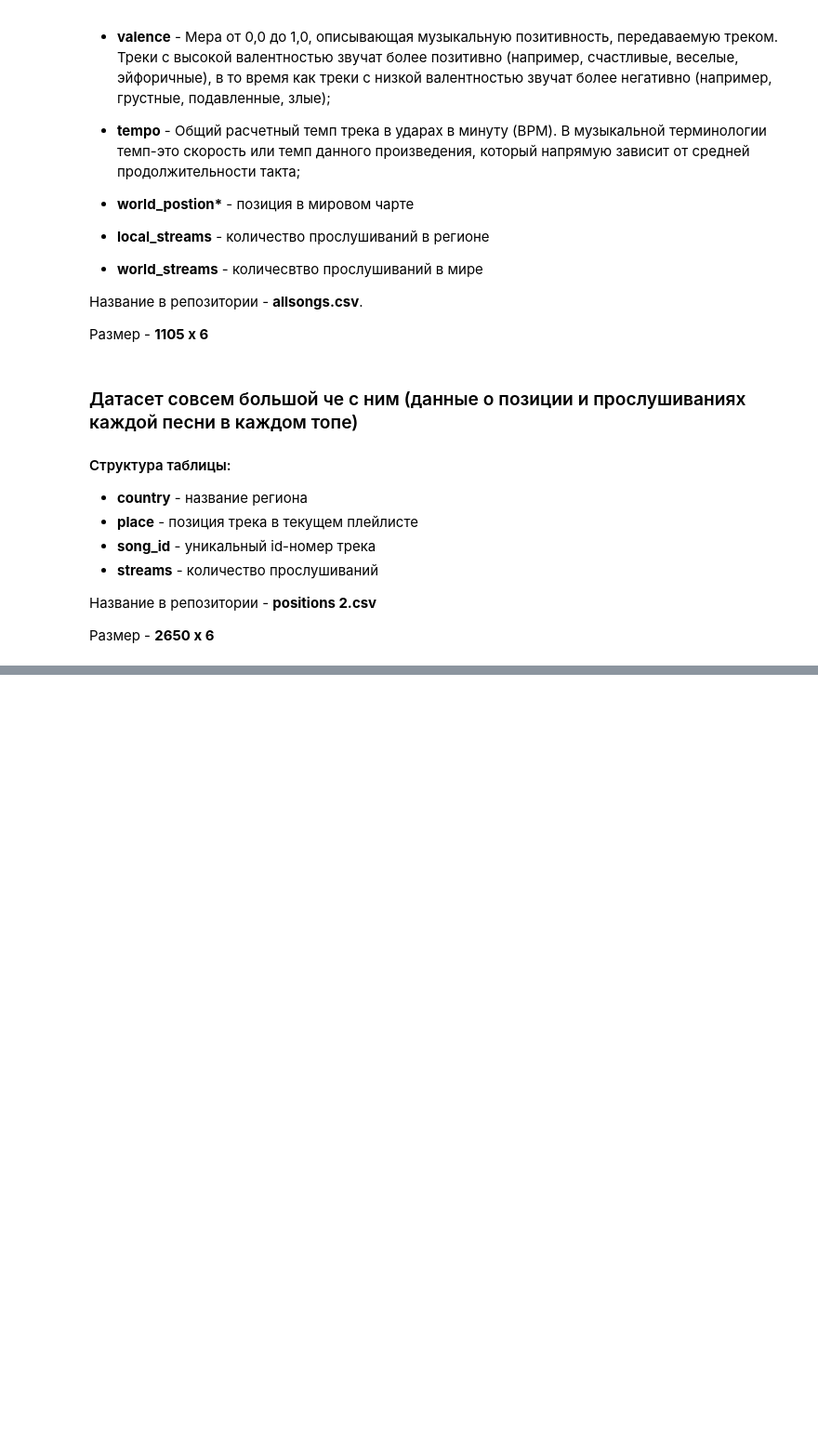
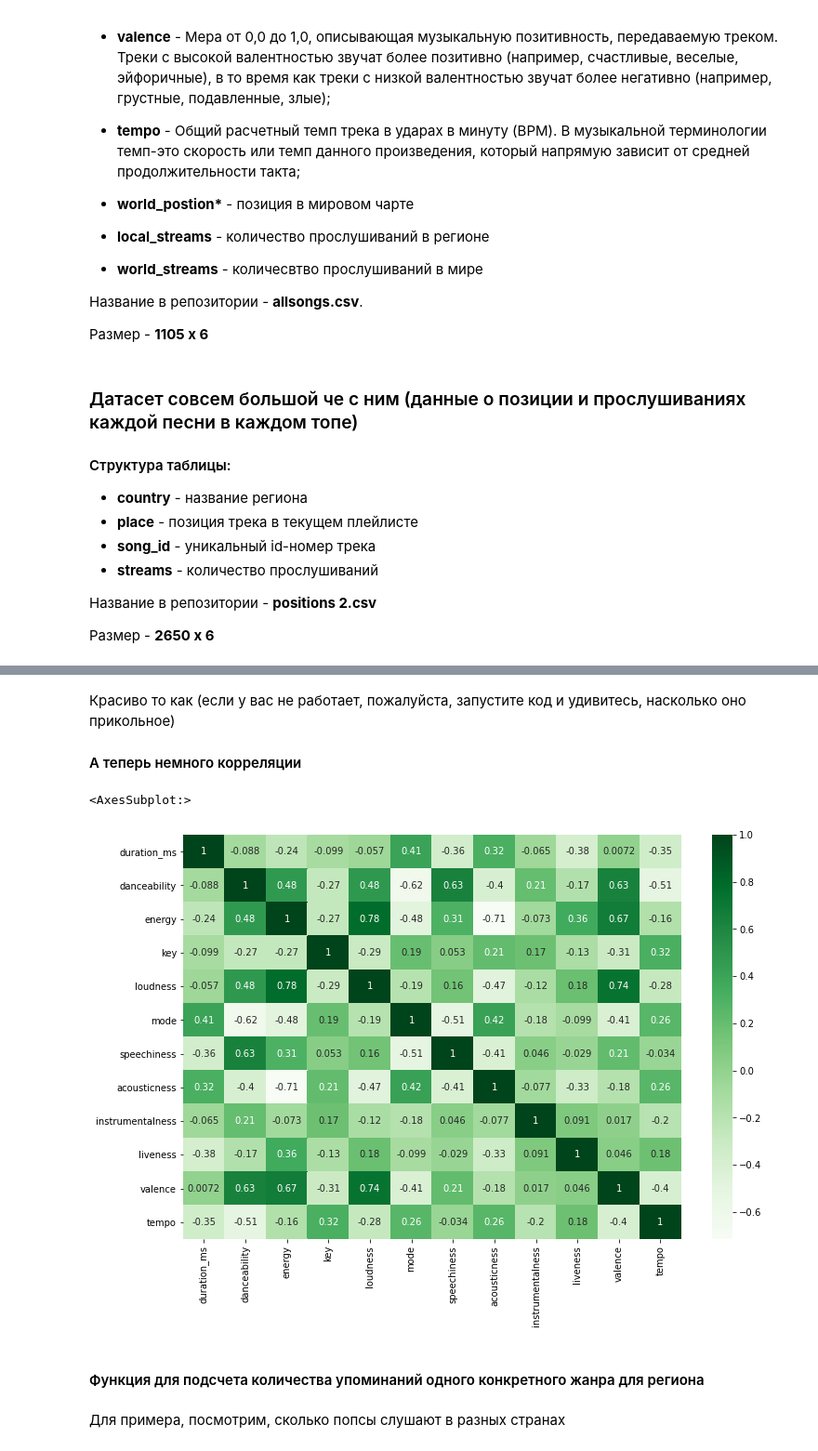
Before and after one commit to pypsen/Spotipy, a Jupyter notebook: Project_0_1__1.ipynb, the cells around one changed output, grey strips where cells are left out. Shown at 93% size. Saved outputs shown, nothing was run; the diff lists cells and outputs as text; code cells hidden in the pictures; blank space fills up the shorter version.

```diff
--- a/Project_0_1__1.ipynb
+++ b/Project_0_1__1.ipynb
@@ -443,0 +497,6 @@ positions = positions.reset_index(drop = True)
+# %%
+def newmean(playlist, item, length):
+    countlist = playlist[['views',item]]
+    allviews = countlist.views.sum()
+    nmean = sum(countlist[item].loc[i]*countlist.views.loc[i]/allviews for i in range(length))
+    return nmean
@@ -443,0 +505,15 @@ positions = positions.reset_index(drop = True)
+# %%
+def country_audiomean(country, length=50):
+    infolist = ['duration_ms', 'danceability',
+       'energy', 'key', 'loudness', 'mode', 'speechiness', 'acousticness',
+       'instrumentalness', 'liveness', 'valence', 'tempo']
+    playlist = positions.loc[positions['country'] == country] #Вот эта и следующая строка готовят датасет плейлиста, чтобы  работать с жанрами нужно поменять немножечко эти строки
+    playlist = pd.merge(playlist,allsongs, how = 'left')
+    country_data = {}
+    allviews = playlist.views.sum()
+    country_data['country'] = country
+    country_data['views'] = allviews
+    for item in infolist:
+        country_data[item] = newmean(playlist,item,length)
+    country_data = pd.DataFrame([country_data])
+    return country_data
@@ -443,0 +522,5 @@ positions = positions.reset_index(drop = True)
+# %%
+audioglobal = pd.DataFrame()
+for i in range(53):
+    audioglobal = pd.concat([audioglobal,country_audiomean(countries.country.loc[i])])
+audioglobal.reset_index(drop = True)
@@ -443,0 +664,15 @@ positions = positions.reset_index(drop = True)
+# %% [markdown]
+Красиво то как (если у вас не работает, пожалуйста, запустите код и удивитесь, насколько оно прикольное)
+
+#### А теперь немного корреляции
+# %%
+corrM = audioglobal[['duration_ms', 'danceability', 'energy', 'key',
+       'loudness', 'mode', 'speechiness', 'acousticness', 'instrumentalness',
+       'liveness', 'valence', 'tempo']]
+plt.figure(figsize=(12, 8))
+sns.heatmap(corrM.corr(), cmap='Greens', annot=True) #shshhhh... Oh shit hes gonna explode
+# %% [output]
+<AxesSubplot:>
+[figure, added]
+# %% [markdown]
+#### Функция для подсчета количества упоминаний одного конкретного жанра для региона
@@ -443,0 +714,2 @@ positions = positions.reset_index(drop = True)
+# %% [markdown]
+Для примера, посмотрим, сколько попсы слушают в разных странах
```
Also changed, not shown: parts of 42 cells of this notebook.
